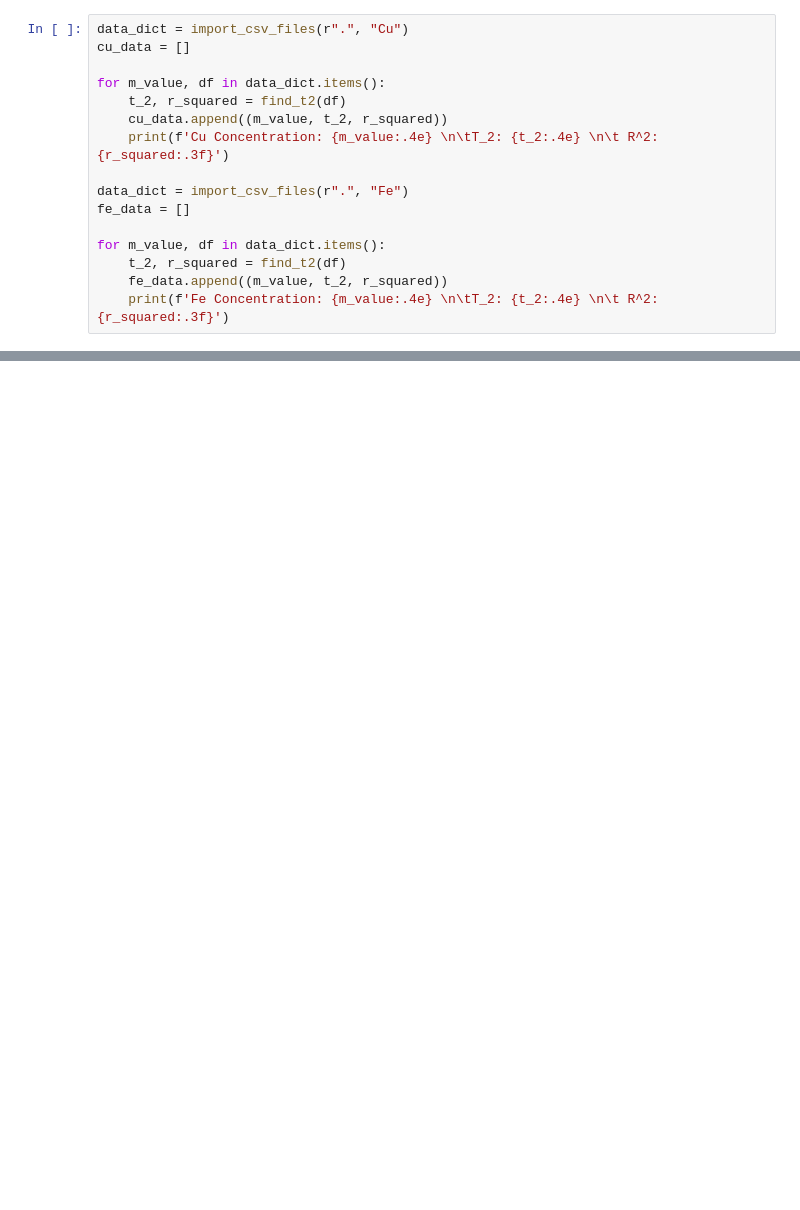
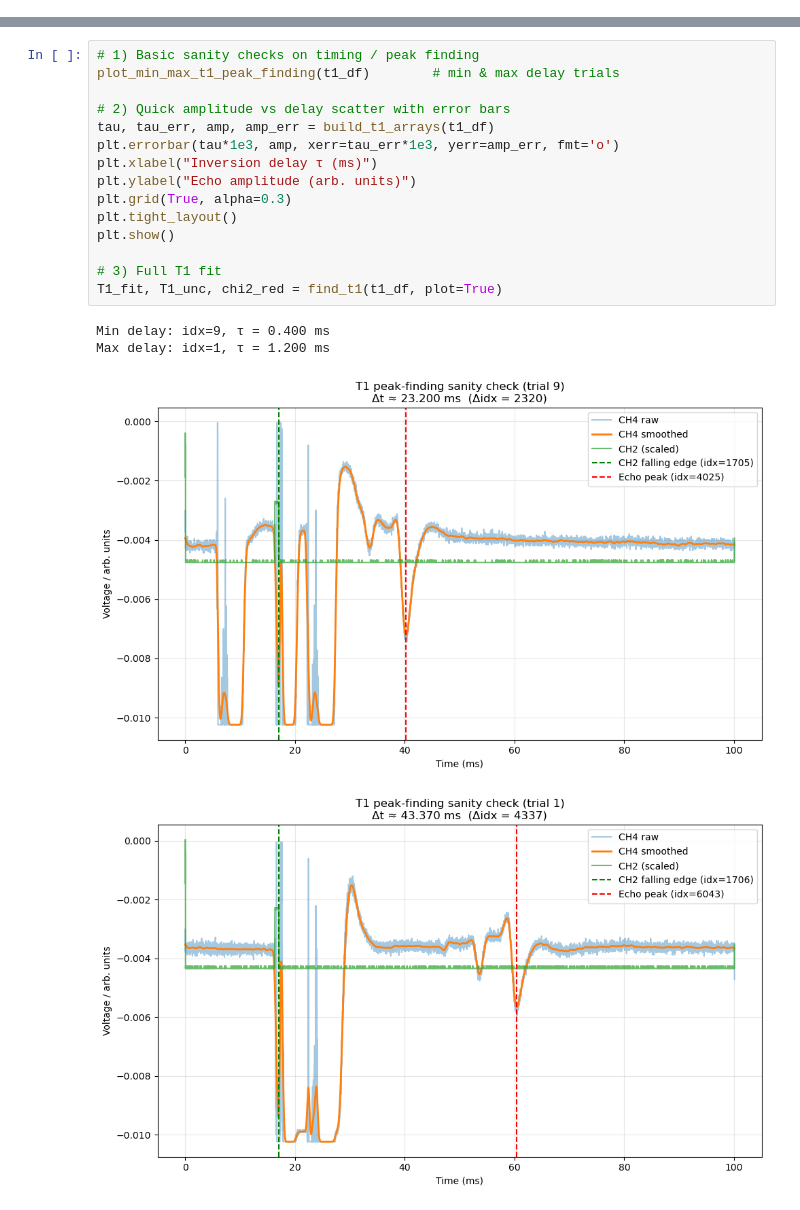
Before and after one commit to Confusedphoton/PHY---PNMR, a Jupyter notebook: pnmr_data_script - Copy.ipynb, the cells around one changed output, grey strips where cells are left out. Saved outputs shown, nothing was run; the diff lists cells and outputs as text; blank space fills up the shorter version.

```diff
--- a/pnmr_data_script - Copy.ipynb
+++ b/pnmr_data_script - Copy.ipynb
@@ -3,16 +0,0 @@
-# %%
-data_dict = import_csv_files(r".", "Cu")
-cu_data = []
-
-for m_value, df in data_dict.items():
-    t_2, r_squared = find_t2(df)
-    cu_data.append((m_value, t_2, r_squared))
-    print(f'Cu Concentration: {m_value:.4e} \n\tT_2: {t_2:.4e} \n\t R^2: {r_squared:.3f}')
-
-data_dict = import_csv_files(r".", "Fe")
-fe_data = []
-
-for m_value, df in data_dict.items():
-    t_2, r_squared = find_t2(df)
-    fe_data.append((m_value, t_2, r_squared))
-    print(f'Fe Concentration: {m_value:.4e} \n\tT_2: {t_2:.4e} \n\t R^2: {r_squared:.3f}')
@@ -241,0 +394,20 @@ pprint(conc_reg_stats)
+# %%
+# 1) Basic sanity checks on timing / peak finding
+plot_min_max_t1_peak_finding(t1_df)        # min & max delay trials
+
+# 2) Quick amplitude vs delay scatter with error bars
+tau, tau_err, amp, amp_err = build_t1_arrays(t1_df)
+plt.errorbar(tau*1e3, amp, xerr=tau_err*1e3, yerr=amp_err, fmt='o')
+plt.xlabel("Inversion delay τ (ms)")
+plt.ylabel("Echo amplitude (arb. units)")
+plt.grid(True, alpha=0.3)
+plt.tight_layout()
+plt.show()
+
+# 3) Full T1 fit
+T1_fit, T1_unc, chi2_red = find_t1(t1_df, plot=True)
+# %% [output]
+Min delay: idx=9, τ = 0.400 ms
+Max delay: idx=1, τ = 1.200 ms
+[figure, added]
+[figure, added]
```
Also changed, not shown: parts of 19 cells of this notebook.
